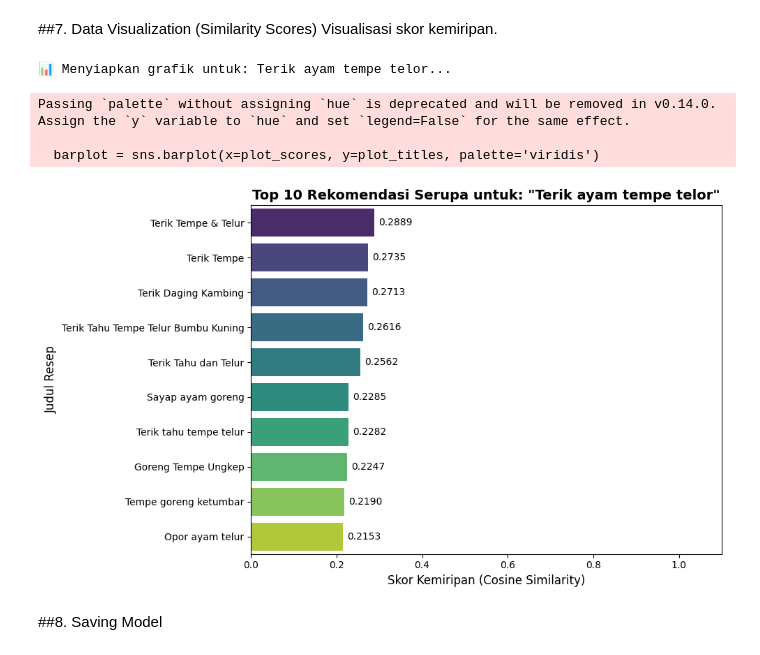
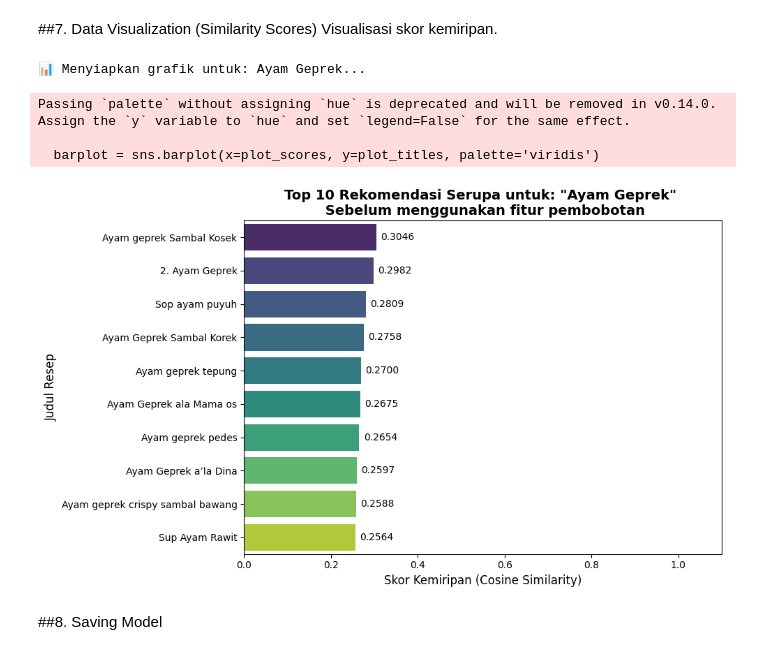
Before and after one commit to Creacipe/Creacipe-ML-Service, a Jupyter notebook: sistem_rekomendasi_resep_makanan_dengan_CBF.ipynb, the cells around one changed output. Saved outputs shown, nothing was run; the diff lists cells and outputs as text; code cells hidden in the pictures.

```diff
--- a/sistem_rekomendasi_resep_makanan_dengan_CBF.ipynb
+++ b/sistem_rekomendasi_resep_makanan_dengan_CBF.ipynb
@@ -179,16 +217,15 @@ Total Data Bersih: 12468 baris.
 # %% [markdown]
 ##5. Feature Engineering
 # %%
-# --- MODIFIKASI: TITLE BOOSTING ---
+# --- MODIFIKASI: feature weigting ---
 def create_combined_features(x):
-
     title = (x['Title_Clean'] + ' ') * 3
 
 
     category = (x['Category_Clean'] + ' ') * 2
 
 
-    ingredients = (x['Ingredients_Clean'] + ' ') *2
+    ingredients = (x['Ingredients_Clean'] + ' ') * 1
 
     return title + category + ingredients
 
@@ -225,6 +260,7 @@ print("✅ Model KNN berhasil dilatih!")
 ##7. Data Visualization (Similarity Scores)
 Visualisasi skor kemiripan.
 # %%
+indices = pd.Series(df.index, index=df['Title_Clean']).drop_duplicates()
 def visualize_similarity_knn(title_input, k=10):
     # 1. Cari Index Resep Target
     title_clean = text_cleaning(title_input)
@@ -239,7 +275,7 @@ def visualize_similarity_knn(title_input, k=10):
     # Ambil vektor target
     target_vector = tfidf_matrix[idx]
 
-    # Cari tetangga terdekat beserta jaraknya (distances)
+    # Cari tetangga terdekat beserta jaraknya
     # k+1 karena hasil pertama adalah diri sendiri
     distances, neighbor_indices = knn_model.kneighbors(target_vector, n_neighbors=k+1)
 
@@ -255,37 +291,38 @@ def visualize_similarity_knn(title_input, k=10):
     plot_indices = neighbor_indices[1:]
     plot_scores = similarity_scores[1:]
     plot_titles = df['Title'].iloc[plot_indices].tolist()
 
     # 5. Buat Grafik
     plt.figure(figsize=(10, 6))
 
     # Gunakan palet warna yang menarik
     barplot = sns.barplot(x=plot_scores, y=plot_titles, palette='viridis')
 
-    plt.title(f'Top {k} Rekomendasi Serupa untuk: "{title_input}"', fontsize=14, fontweight='bold')
+    plt.title(f'Top {k} Rekomendasi Serupa untuk: "{title_input}" \n Sebelum menggunakan fitur pembobotan', fontsize=14, fontweight='bold')
     plt.xlabel('Skor Kemiripan (Cosine Similarity)', fontsize=12)
     plt.ylabel('Judul Resep', fontsize=12)
     plt.xlim(0, 1.1)  # Batas sumbu X dari 0 sampai 1.1 agar teks skor muat
 
     # Tambahkan angka skor di ujung batang grafik
     for i, v in enumerate(plot_scores):
         barplot.text(v + 0.01, i, f"{v:.4f}", va='center', fontsize=10)
 
     plt.tight_layout()
     plt.show()
 
 # --- JALANKAN VISUALISASI ---
 if not df.empty:
     # Ambil contoh judul (misal baris ke-1)
-    judul_tes = df['Title'].iloc[1]
+    # judul_tes = df['Title'].iloc[7]
+    judul_tes = "Ayam Geprek"
     print(f"📊 Menyiapkan grafik untuk: {judul_tes}...")
     visualize_similarity_knn(judul_tes)
 # %% [output]
-📊 Menyiapkan grafik untuk: Terik ayam tempe telor...
+📊 Menyiapkan grafik untuk: Ayam Geprek...
 Passing `palette` without assigning `hue` is deprecated and will be removed in v0.14.0. Assign the `y` variable to `hue` and set `legend=False` for the same effect.
 
   barplot = sns.barplot(x=plot_scores, y=plot_titles, palette='viridis')
-[figure, old version]
+[figure, new version]
 # %% [markdown]
 ##8. Saving Model
 # %%
```
Also changed, not shown: parts of 5 cells of this notebook.
